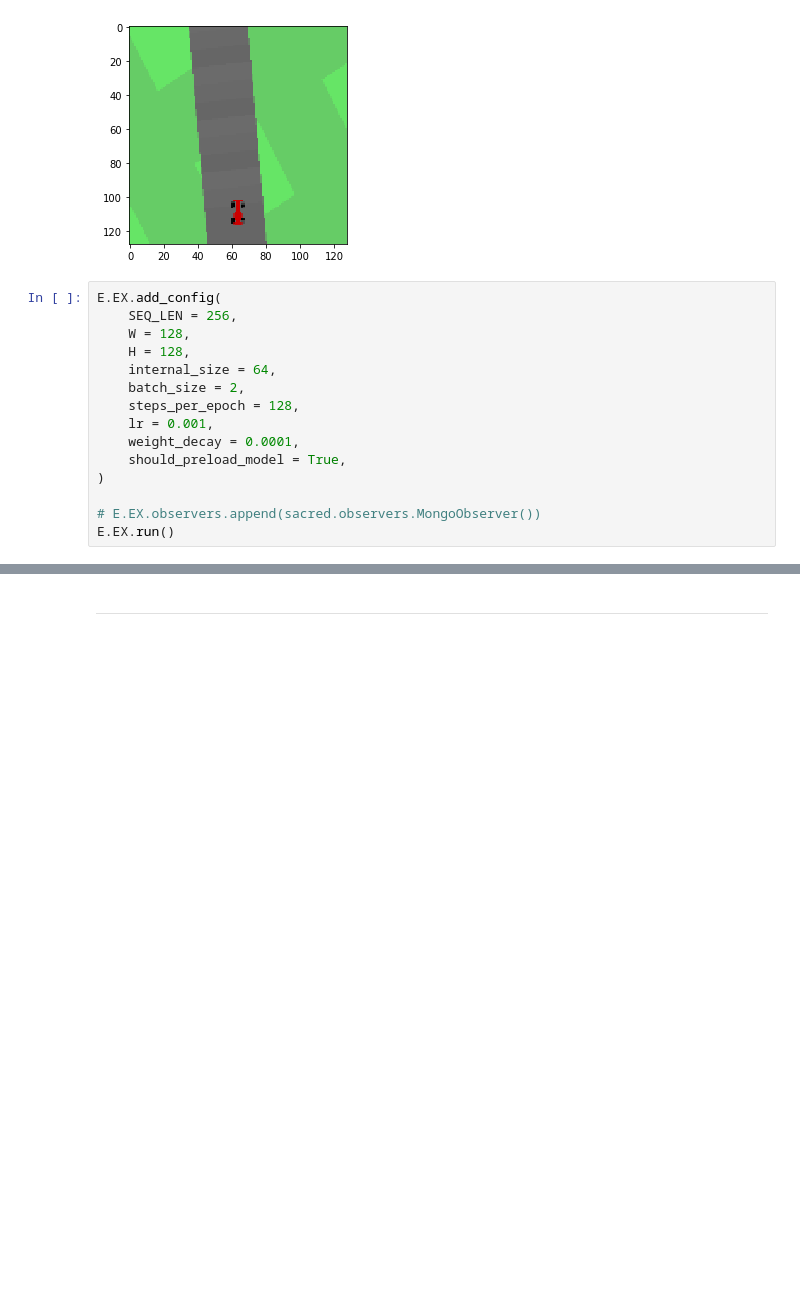
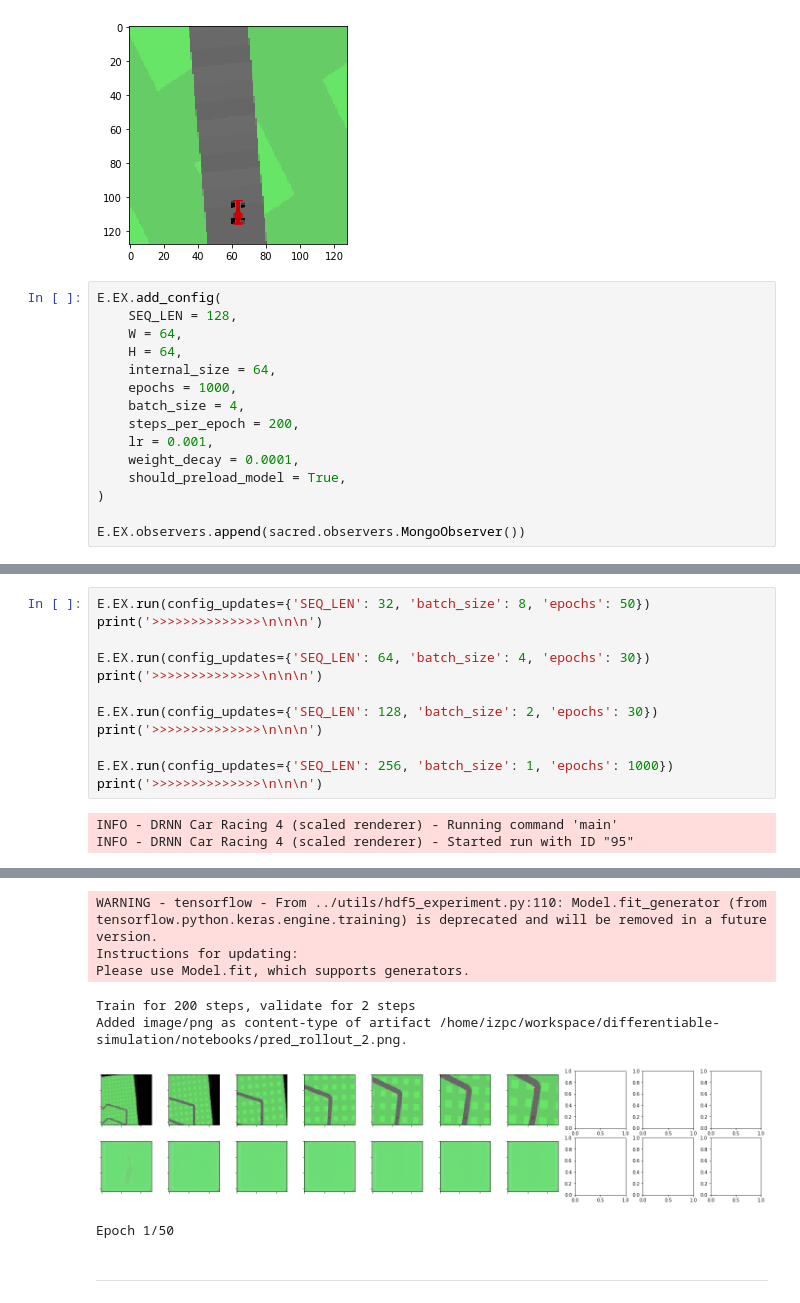
Before and after one commit to ichko/differentiable-simulation, a Jupyter notebook: notebooks/04-simple-prob-drnn-car-racing.ipynb, the cells around one changed output, grey strips where cells are left out. Drawn from its saved outputs; the diff is of its cells as text; blank space fills up the shorter version.

```diff
--- a/notebooks/04-simple-prob-drnn-car-racing.ipynb
+++ b/notebooks/04-simple-prob-drnn-car-racing.ipynb
@@ -31,16 +27,16 @@ plt.imshow(im / 255)
 [figure]
 # %%
 E.EX.add_config(
-    SEQ_LEN = 256,
-    W = 128,
-    H = 128,
+    SEQ_LEN = 128,
+    W = 64,
+    H = 64,
     internal_size = 64,
-    batch_size = 2,
-    steps_per_epoch = 128,
+    epochs = 1000,
+    batch_size = 4,
+    steps_per_epoch = 200,
     lr = 0.001,
     weight_decay = 0.0001,
     should_preload_model = True,
 )
 
-# E.EX.observers.append(sacred.observers.MongoObserver())
-E.EX.run()
+E.EX.observers.append(sacred.observers.MongoObserver())
@@ -70,0 +43,15 @@ Epoch 1/100
+# %%
+E.EX.run(config_updates={'SEQ_LEN': 32, 'batch_size': 8, 'epochs': 50})
+print('>>>>>>>>>>>>>>\n\n\n')
+
+E.EX.run(config_updates={'SEQ_LEN': 64, 'batch_size': 4, 'epochs': 30})
+print('>>>>>>>>>>>>>>\n\n\n')
+
+E.EX.run(config_updates={'SEQ_LEN': 128, 'batch_size': 2, 'epochs': 30})
+print('>>>>>>>>>>>>>>\n\n\n')
+
+E.EX.run(config_updates={'SEQ_LEN': 256, 'batch_size': 1, 'epochs': 1000})
+print('>>>>>>>>>>>>>>\n\n\n')
+# %% [output]
+INFO - DRNN Car Racing 4 (scaled renderer) - Running command 'main'
+INFO - DRNN Car Racing 4 (scaled renderer) - Started run with ID "95"
@@ -71,3 +75,10 @@ Epoch 1/100
+WARNING - tensorflow - From ../utils/hdf5_experiment.py:110: Model.fit_generator (from tensorflow.python.keras.engine.training) is deprecated and will be removed in a future version.
+Instructions for updating:
+Please use Model.fit, which supports generators.
+Train for 200 steps, validate for 2 steps
+Added image/png as content-type of artifact /home/izpc/workspace/differentiable-simulation/notebooks/pred_rollout_2.png.
+[figure, added]
+Epoch 1/50
 # %% [markdown]
 ---
 # %%
```
Also changed, not shown: parts of 4 cells of this notebook, 3 other files.
